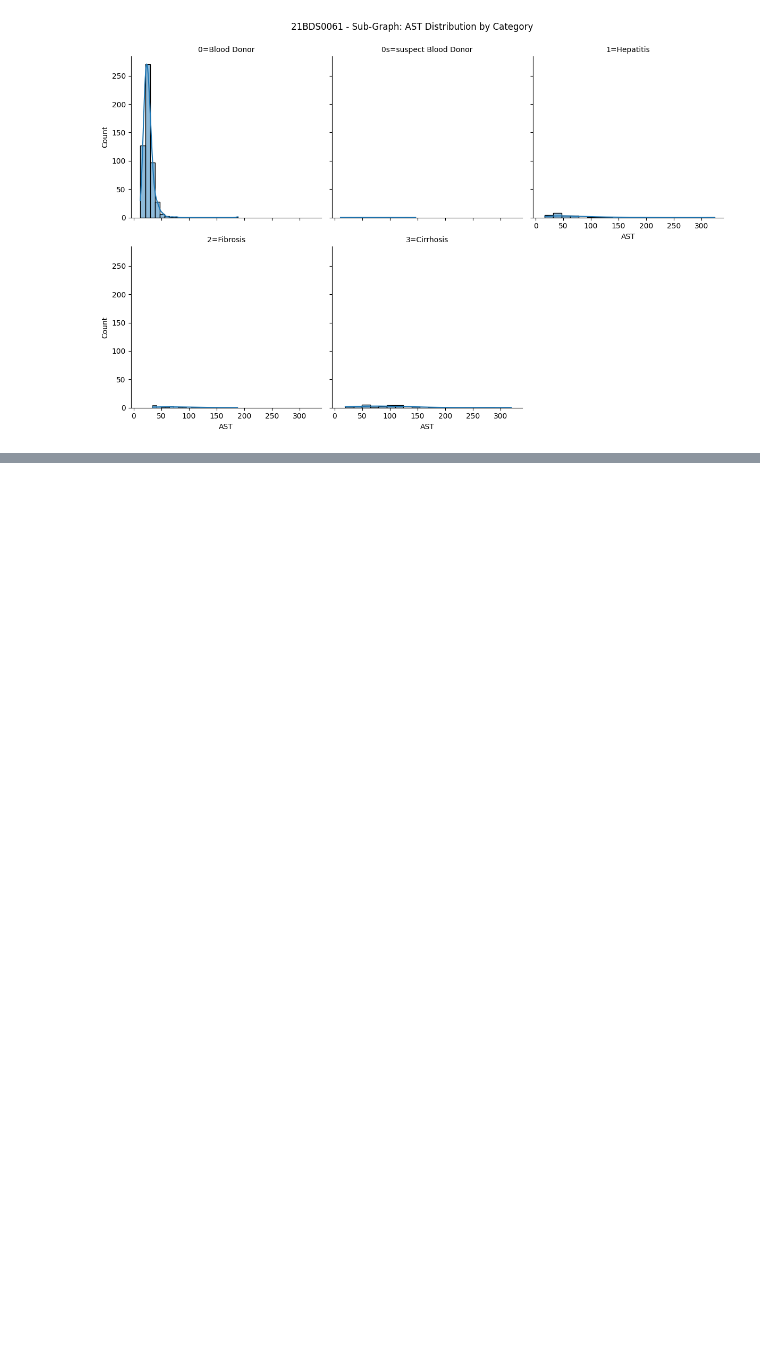
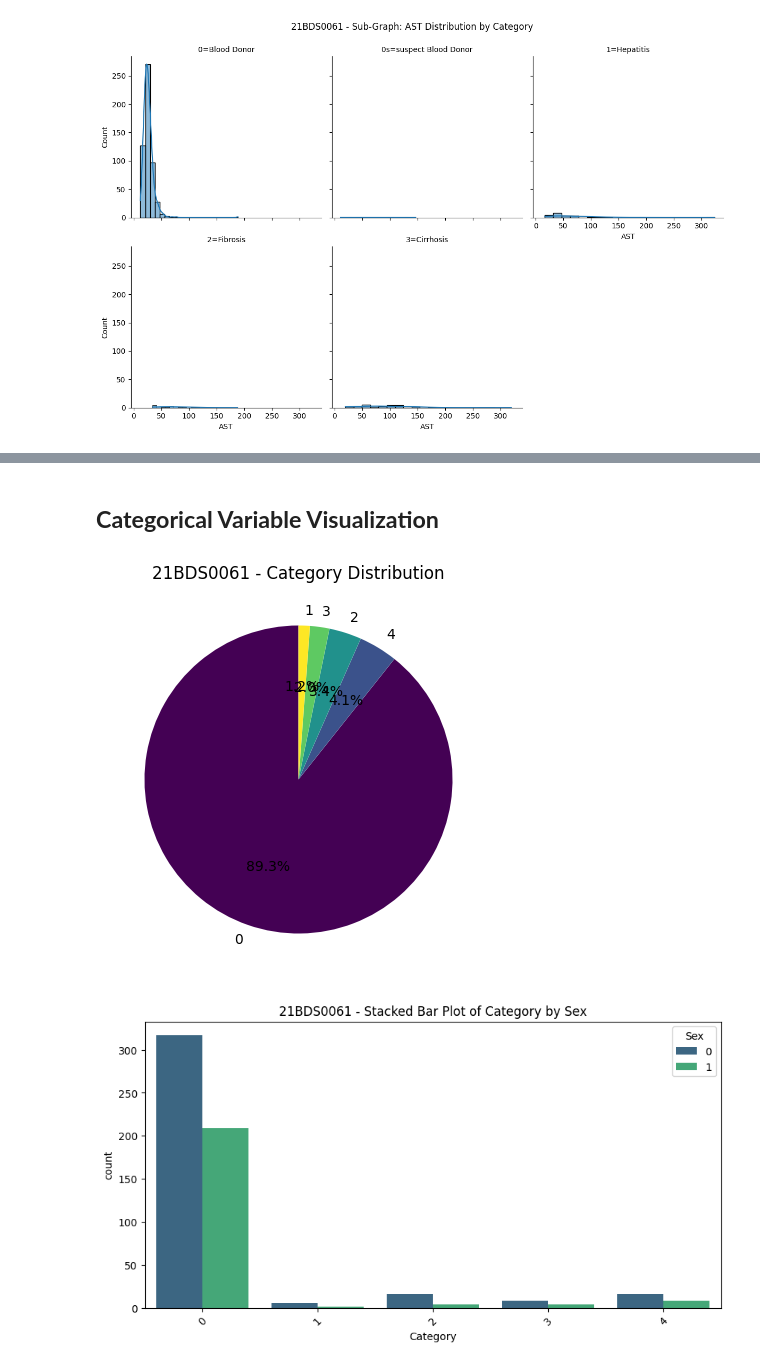
Before and after one commit to adrija2706/EDA, a Jupyter notebook: 21BDS0061_EDA_THEORY_DA.ipynb, the cells around one changed output, grey strips where cells are left out. Drawn from its saved outputs; the diff is of its cells as text; code cells hidden in the pictures; blank space fills up the shorter version.

```diff
--- a/21BDS0061_EDA_THEORY_DA.ipynb
+++ b/21BDS0061_EDA_THEORY_DA.ipynb
@@ -590,0 +749,17 @@ plt.show()
+# %% [markdown]
+## **Categorical Variable Visualization**
+# %%
+plt.figure(figsize=(8, 5))
+data_cleaned['Category'].value_counts().plot.pie(autopct='%1.1f%%', startangle=90, cmap='viridis')
+plt.title("21BDS0061 - Category Distribution")
+plt.ylabel('')
+plt.show()
+
+plt.figure(figsize=(10, 5))
+sns.countplot(x='Category', hue='Sex', data=data_cleaned, palette='viridis')
+plt.title("21BDS0061 - Stacked Bar Plot of Category by Sex")
+plt.xticks(rotation=45)
+plt.show()
+# %% [output]
+[figure, added]
+[figure, added]
```
Also changed, not shown: parts of 15 cells of this notebook.
